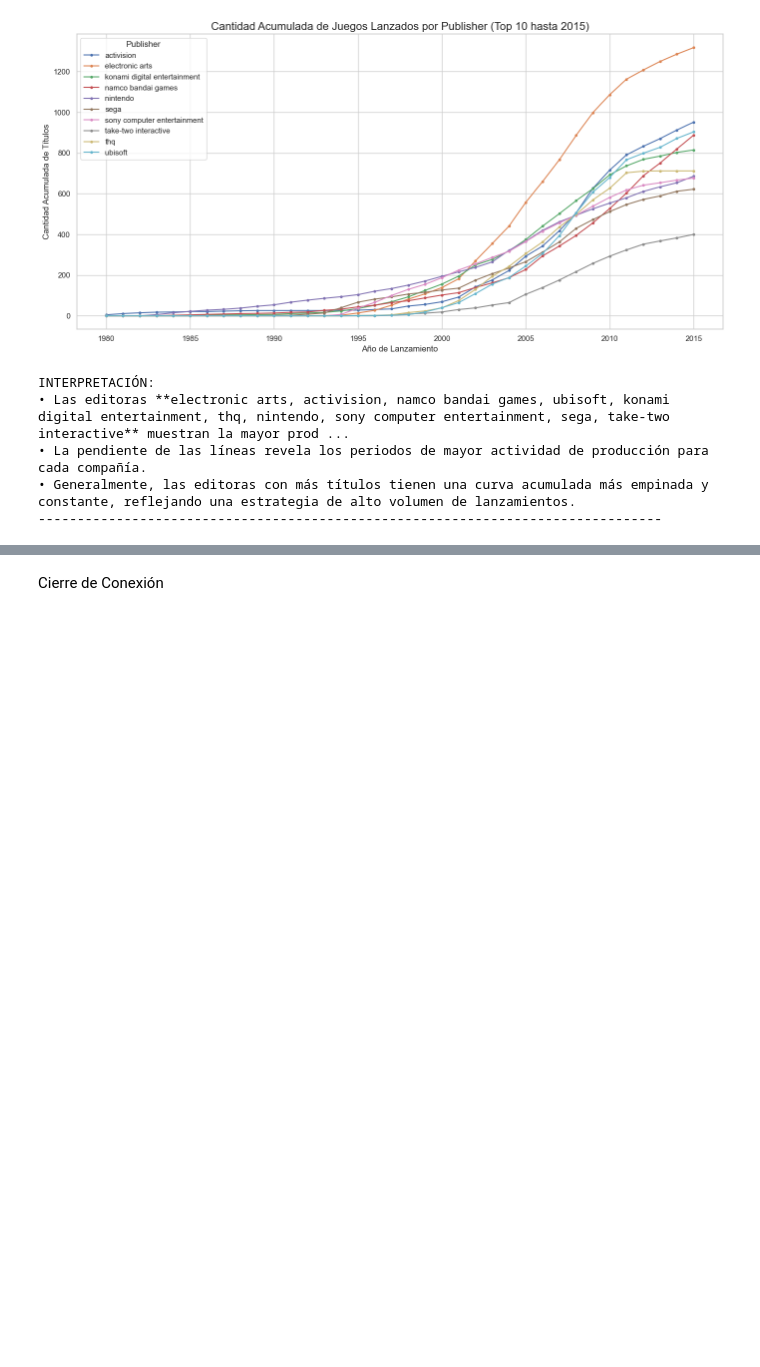
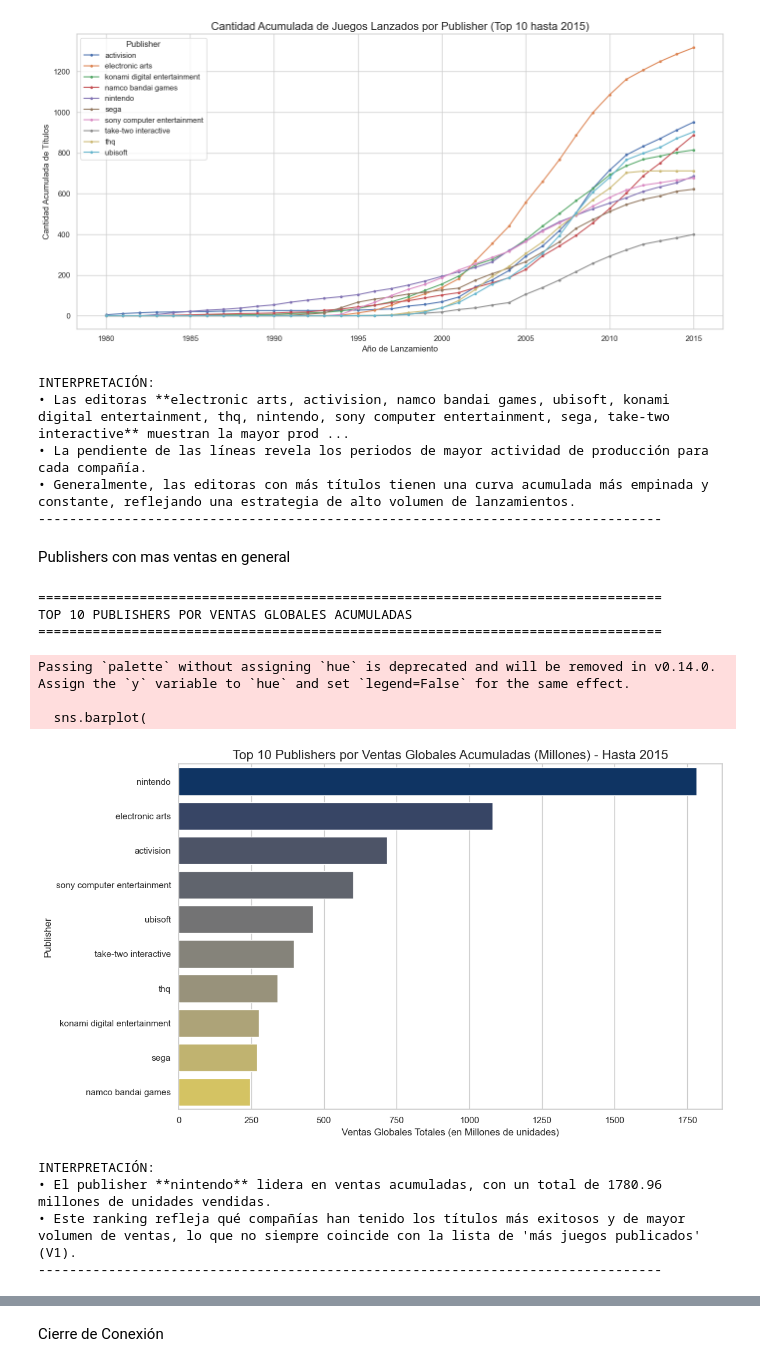
Before and after one commit to Saimon7741/proyecto_integrado_V, a Jupyter notebook: visualización..ipynb, the cells around one changed output, grey strips where cells are left out. Saved outputs shown, nothing was run; the diff lists cells and outputs as text; code cells hidden in the pictures; blank space fills up the shorter version.

```diff
--- a/visualización..ipynb
+++ b/visualización..ipynb
@@ -690,3 +643,58 @@ INTERPRETACIÓN:
 • La pendiente de las líneas revela los periodos de mayor actividad de producción para cada compañía.
 • Generalmente, las editoras con más títulos tienen una curva acumulada más empinada y constante, reflejando una estrategia de alto volumen de lanzamientos.
 --------------------------------------------------------------------------------
+# %% [markdown]
+Publishers con mas ventas en general
+# %%
+if conn:
+    print("\n" + "="*80)
+    print("TOP 10 PUBLISHERS POR VENTAS GLOBALES ACUMULADAS")
+    print("="*80)
+
+    # Consulta para sumar las ventas globales por Publisher, limitado hasta 2015
+    query = f"""
+    SELECT publisher, SUM(global_sales) AS total_global_sales
+    FROM {TABLE_NAME}
+    WHERE year <= 2015
+    GROUP BY publisher
+    ORDER BY total_global_sales DESC
+    LIMIT 10
+    """
+    df_sales_publisher = pd.read_sql_query(query, conn)
+
+    # 1. Visualización
+    plt.figure(figsize=(12, 7))
+    # Usamos el color 'cividis' para un buen contraste
+    sns.barplot(
+        data=df_sales_publisher,
+        x='total_global_sales',
+        y='publisher',
+        palette='cividis'
+    )
+
+    plt.title('Top 10 Publishers por Ventas Globales Acumuladas (Millones) - Hasta 2015', fontsize=16)
+    plt.xlabel('Ventas Globales Totales (en Millones de unidades)', fontsize=12)
+    plt.ylabel('Publisher', fontsize=12)
+    plt.tight_layout()
+
+    # Guardar gráfico
+    filename = 'v6_top10_publishers_por_ventas_2015.png'
+    plt.savefig(os.path.join(GRAPHICS_DIR, filename))
+    plt.show()
+
+    print("INTERPRETACIÓN:")
+    print(f"• El publisher **{df_sales_publisher.iloc[0]['publisher']}** lidera en ventas acumuladas, con un total de {df_sales_publisher.iloc[0]['total_global_sales']:.2f} millones de unidades vendidas.")
+    print("• Este ranking refleja qué compañías han tenido los títulos más exitosos y de mayor volumen de ventas, lo que no siempre coincide con la lista de 'más juegos publicados' (V1).")
+    print("-" * 80)
+# %% [output]
+================================================================================
+TOP 10 PUBLISHERS POR VENTAS GLOBALES ACUMULADAS
+================================================================================
+Passing `palette` without assigning `hue` is deprecated and will be removed in v0.14.0. Assign the `y` variable to `hue` and set `legend=False` for the same effect.
+
+  sns.barplot(
+[figure, added]
+INTERPRETACIÓN:
+• El publisher **nintendo** lidera en ventas acumuladas, con un total de 1780.96 millones de unidades vendidas.
+• Este ranking refleja qué compañías han tenido los títulos más exitosos y de mayor volumen de ventas, lo que no siempre coincide con la lista de 'más juegos publicados' (V1).
+--------------------------------------------------------------------------------
```
Also changed, not shown: parts of 7 cells of this notebook, 7 other files.
